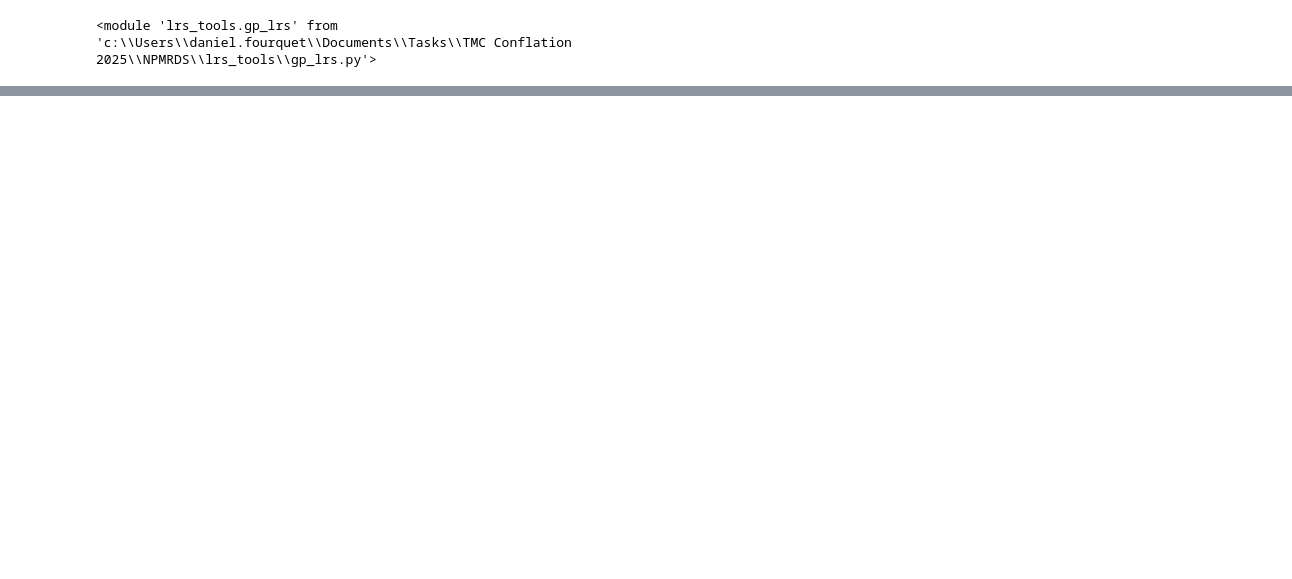
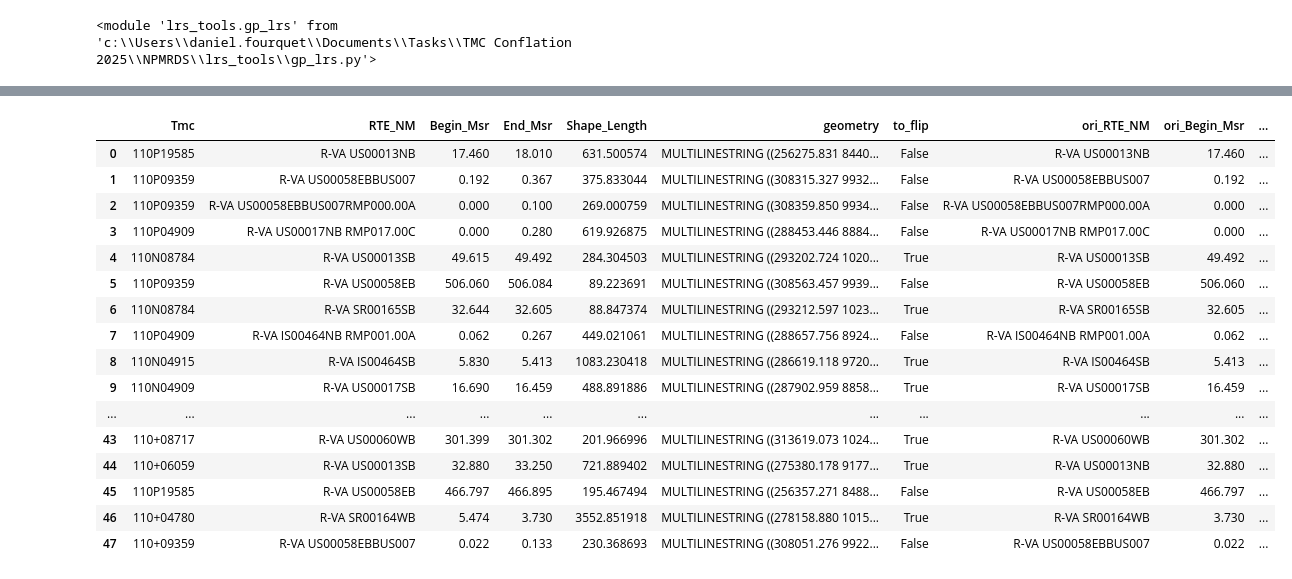
Before and after one commit to dfour001/tmc-conflation-2025, a Jupyter notebook: NPMRDS/npmrds_to_lrs.ipynb, the cells around one changed output, grey strips where cells are left out. Cells and saved outputs as stored; diff of their text form; code cells hidden in the pictures; blank space fills up the shorter version.

Commit message:
Add rounds 2 and 3 and prepare_lrs

```diff
--- a/NPMRDS/npmrds_to_lrs.ipynb
+++ b/NPMRDS/npmrds_to_lrs.ipynb
@@ -187,5 +221,5 @@ Remaining null values: 11
 # %%
-def match_routes__line_segments(record, frequency=5, detailed_search=False):
+def match_routes__line_segments(record, lrs, frequency=5, detailed_search=False, unfiltered=False):
     log.debug(f'\n{"="*10}')
     log.debug(f'\n{record["Tmc"]} - Match Routes by Segments')
 
@@ -211,7 +245,8 @@ def match_routes__line_segments(record, frequency=5, detailed_search=False):
     # For each segment, find matching nearby routes
     routes = []
     for segment in segments:
-        nearby_routes = gp_lrs.get_nearby_route_by_segments(segment, 15, lrs)
+        nearby_routes = gp_lrs.get_nearby_route_by_segments(segment, 15, lrs, unfiltered=unfiltered)
+        log.debug(f'\t\t{nearby_routes}')
         routes.extend(nearby_routes)
 
     # Check for no matches
@@ -240,7 +275,7 @@ def match_routes__line_segments(record, frequency=5, detailed_search=False):
     # If no matches found and this is not a detailed search, try again
     # but include all segments
     if len(route_list) == 0 and detailed_search == False:
-        return match_routes__line_segments(record, detailed_search=True)
+        return match_routes__line_segments(record, lrs, detailed_search=True)
 
     log.debug(f'\tReturning Routes:  {route_list}')
 
@@ -248,7 +283,7 @@ def match_routes__line_segments(record, frequency=5, detailed_search=False):
 # %%
 null_filter = (tmcs['rte_nm_match'].isnull())
 # null_filter = (tmcs['Tmc'] == '110N18081')
-tmcs.loc[null_filter, 'rte_nm_match'] = tmcs.loc[null_filter].apply(match_routes__line_segments, axis=1)
+tmcs.loc[null_filter, 'rte_nm_match'] = tmcs.loc[null_filter].apply(match_routes__line_segments, lrs=lrs, axis=1)
 
 print(f"Remaining null values: {len(tmcs.loc[tmcs['rte_nm_match'].isnull()])}")
 # %% [output]
@@ -267,0 +345,3 @@ print(len(tmcs), len(tmcs_exploded))
+# %%
+# Get geometry of input tmcs to compare to output for QC
+tmcs_geom_dict = tmcs[['Tmc', 'geometry']].set_index('Tmc').to_dict()['geometry']
@@ -267,0 +518,11 @@ print(len(tmcs), len(tmcs_exploded))
+# %%
+# Round 3's methodology makes it impossible to flip the routes in the same was as above because the directionality
+# of the output geometry does not necessarily match the directionality of the input.  A new method is used in this cell
+
+# Create intermediate event layer to get Round 3 output geometry
+export_intermediate_results(round_3_preflip, 'round_3_preflip.csv', 'tbl_round_3_preflip', 'round_3_preflip')
+round_3_preflip_path = r'C:\Users\daniel.fourquet\Documents\Tasks\TMC Conflation 2025\NPMRDS\intermediate.gdb\round_3_preflip'
+
+# Open as geodataframe
+round_3_preflip = gp.read_file(intermediate_gdb, layer='round_3_preflip')
+round_3_preflip = round_3_preflip.to_crs(epsg=3968)
@@ -267,0 +597,20 @@ print(len(tmcs), len(tmcs_exploded))
+# %%
+round_3_results
+# %% [output]
+|  | Tmc | RTE_NM | Begin_Msr | End_Msr | Shape_Length | geometry | to_flip | ori_RTE_NM | ori_Begin_Msr | ... |
+| 0 | 110P19585 | R-VA US00013NB | 17.460 | 18.010 | 631.500574 | MULTILINESTRING ((256275.831 8440... | False | R-VA US00013NB | 17.460 | ... |
+| 1 | 110P09359 | R-VA US00058EBBUS007 | 0.192 | 0.367 | 375.833044 | MULTILINESTRING ((308315.327 9932... | False | R-VA US00058EBBUS007 | 0.192 | ... |
+| 2 | 110P09359 | R-VA US00058EBBUS007RMP000.00A | 0.000 | 0.100 | 269.000759 | MULTILINESTRING ((308359.850 9934... | False | R-VA US00058EBBUS007RMP000.00A | 0.000 | ... |
+| 3 | 110P04909 | R-VA US00017NB RMP017.00C | 0.000 | 0.280 | 619.926875 | MULTILINESTRING ((288453.446 8884... | False | R-VA US00017NB RMP017.00C | 0.000 | ... |
+| 4 | 110N08784 | R-VA US00013SB | 49.615 | 49.492 | 284.304503 | MULTILINESTRING ((293202.724 1020... | True | R-VA US00013SB | 49.492 | ... |
+| 5 | 110P09359 | R-VA US00058EB | 506.060 | 506.084 | 89.223691 | MULTILINESTRING ((308563.457 9939... | False | R-VA US00058EB | 506.060 | ... |
+| 6 | 110N08784 | R-VA SR00165SB | 32.644 | 32.605 | 88.847374 | MULTILINESTRING ((293212.597 1023... | True | R-VA SR00165SB | 32.605 | ... |
+| 7 | 110P04909 | R-VA IS00464NB RMP001.00A | 0.062 | 0.267 | 449.021061 | MULTILINESTRING ((288657.756 8924... | False | R-VA IS00464NB RMP001.00A | 0.062 | ... |
+| 8 | 110N04915 | R-VA IS00464SB | 5.830 | 5.413 | 1083.230418 | MULTILINESTRING ((286619.118 9720... | True | R-VA IS00464SB | 5.413 | ... |
+| 9 | 110N04909 | R-VA US00017SB | 16.690 | 16.459 | 488.891886 | MULTILINESTRING ((287902.959 8858... | True | R-VA US00017SB | 16.459 | ... |
+| ... | ... | ... | ... | ... | ... | ... | ... | ... | ... | ... |
+| 43 | 110+08717 | R-VA US00060WB | 301.399 | 301.302 | 201.966996 | MULTILINESTRING ((313619.073 1024... | True | R-VA US00060WB | 301.302 | ... |
+| 44 | 110+06059 | R-VA US00013SB | 32.880 | 33.250 | 721.889402 | MULTILINESTRING ((275380.178 9177... | True | R-VA US00013NB | 32.880 | ... |
+| 45 | 110P19585 | R-VA US00058EB | 466.797 | 466.895 | 195.467494 | MULTILINESTRING ((256357.271 8488... | False | R-VA US00058EB | 466.797 | ... |
+| 46 | 110+04780 | R-VA SR00164WB | 5.474 | 3.730 | 3552.851918 | MULTILINESTRING ((278158.880 1015... | True | R-VA SR00164WB | 3.730 | ... |
+| 47 | 110+09359 | R-VA US00058EBBUS007 | 0.022 | 0.133 | 230.368693 | MULTILINESTRING ((308051.276 9922... | False | R-VA US00058EBBUS007 | 0.022 | ... |
```
Also changed, not shown: parts of 29 cells of this notebook, 2 other files.
